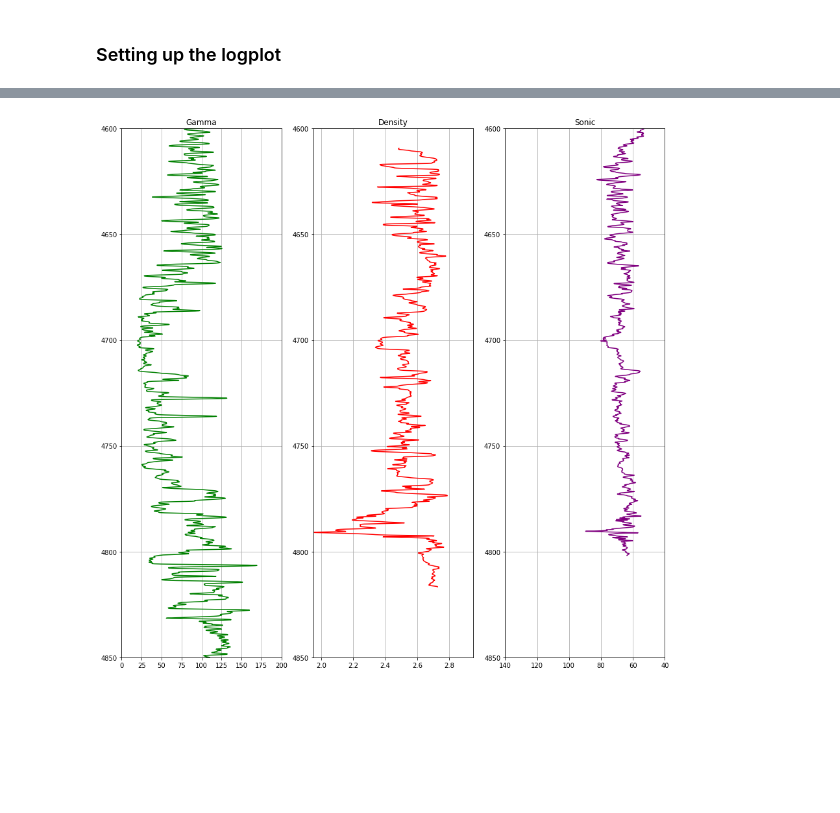
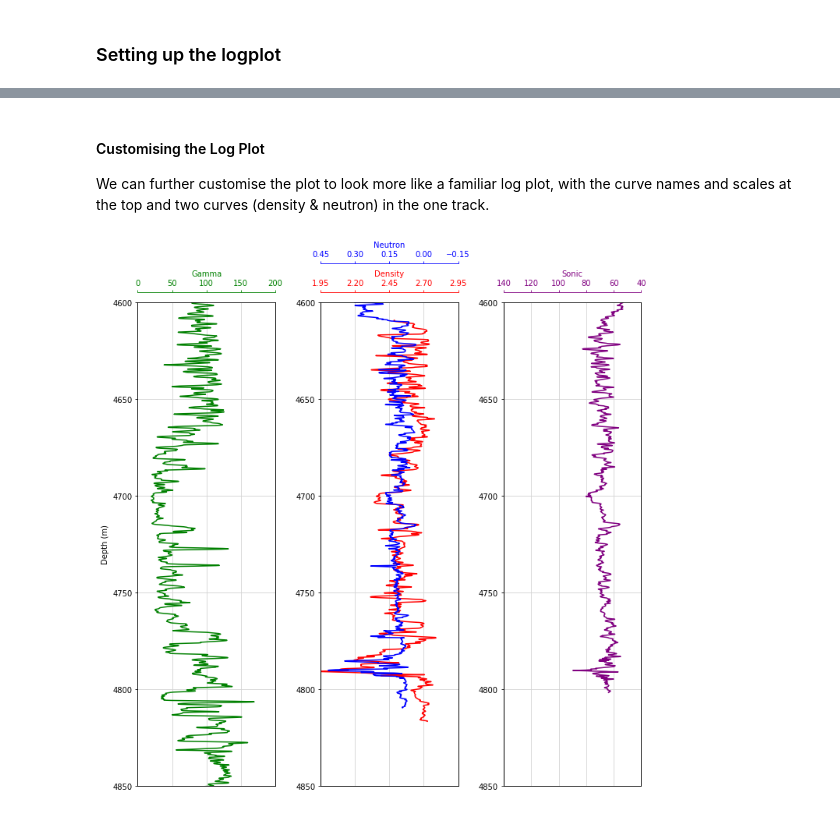
Before and after one commit to andymcdgeo/Petrophysics-Python-Series, a Jupyter notebook: 2 - Displaying a Well Plot with MatPlotLib.ipynb, the cells around one changed output, grey strips where cells are left out. Cells and saved outputs as stored; diff of their text form; code cells hidden in the pictures; blank space fills up the shorter version.

Commit message:
Updated the more advanced log plot

```diff
--- a/2 - Displaying a Well Plot with MatPlotLib.ipynb
+++ b/2 - Displaying a Well Plot with MatPlotLib.ipynb
@@ -30,5 +30,3 @@ well.describe()
 | max | 4879.700600 | 218.201477 | 120.170410 | 2.788836 | 0.134148 | 0.417384 |
 # %% [markdown]
 ### Setting up the logplot
-# %%
-plt.rcParams["figure.figsize"] = (15,15) #Sets the inline plotsize within Jupyter Notebook
@@ -60,25 +64,74 @@ ax3.grid()
+# %% [markdown]
+#### Customising the Log Plot
+We can further customise the plot to look more like a familiar log plot, with the curve names and scales at the top and two curves (density & neutron) in the one track.
 # %%
+fig, ax = plt.subplots(figsize=(10,10))
+
 #Set up the plot axes
 ax1 = plt.subplot2grid((1,3), (0,0), rowspan=1, colspan = 1)
 ax2 = plt.subplot2grid((1,3), (0,1), rowspan=1, colspan = 1)
 ax3 = plt.subplot2grid((1,3), (0,2), rowspan=1, colspan = 1)
+ax4 = ax2.twiny() #Twins the y-axis for the density track with the neutron track
 
+# As our curve scales will be detached from the top of the track,
+# this code adds the top border back in without dealing with splines
+ax7 = ax1.twiny()
+ax7.xaxis.set_visible(False)
+ax8 = ax2.twiny()
+ax8.xaxis.set_visible(False)
+ax9 = ax3.twiny()
+ax9.xaxis.set_visible(False)
+
+# Gamma Ray track
 ax1.plot("GR", "DEPTH", data = well, color = "green")
-ax1.set_title("Gamma")
+ax1.set_xlabel("Gamma")
+ax1.xaxis.label.set_color("green")
 ax1.set_xlim(0, 200)
+ax1.set_ylabel("Depth (m)")
+ax1.tick_params(axis='x', colors="green")
+ax1.spines["top"].set_edgecolor("green")
+ax1.title.set_color('green')
+ax1.set_xticks([0, 50, 100, 150, 200])
 
+# Density track
 ax2.plot("RHOB", "DEPTH", data = well, color = "red")
-ax2.set_title("Density")
+ax2.set_xlabel("Density")
 ax2.set_xlim(1.95, 2.95)
+ax2.xaxis.label.set_color("red")
+ax2.tick_params(axis='x', colors="red")
+ax2.spines["top"].set_edgecolor("red")
+ax2.set_xticks([1.95, 2.2, 2.45, 2.7, 2.95])
 
+# Sonic track
 ax3.plot("DT", "DEPTH", data = well, color = "purple")
-ax3.set_title("Sonic")
+ax3.set_xlabel("Sonic")
 ax3.set_xlim(140, 40)
+ax3.xaxis.label.set_color("purple")
+ax3.tick_params(axis='x', colors="purple")
+ax3.spines["top"].set_edgecolor("purple")
 
-#Common functions for setting up the plot can be extracted into
-#a for loop. This saves repeating code.
+# Neutron track placed ontop of density track
+ax4.plot("NPHI", "DEPTH", data = well, color = "blue")
+ax4.set_xlabel('Neutron')
+ax4.xaxis.label.set_color("blue")
+ax4.set_xlim(0.45, -0.15)
+ax4.set_ylim(4850, 4600)
+ax4.tick_params(axis='x', colors="blue")
+ax4.spines["top"].set_position(("axes", 1.08))
+ax4.spines["top"].set_visible(True)
+ax4.spines["top"].set_edgecolor("blue")
+ax4.set_xticks([0.45, 0.3, 0.15,0, -0.15])
+
+# Common functions for setting up the plot can be extracted into
+# a for loop. This saves repeating code.
 for ax in [ax1, ax2, ax3]:
     ax.set_ylim(4850, 4600)
-    ax.grid()
+    ax.grid(which='major', color='lightgrey', linestyle='-')
+    ax.xaxis.set_ticks_position("top")
+    ax.xaxis.set_label_position("top")
+    ax.spines["top"].set_position(("axes", 1.02))
+
+
+plt.tight_layout()
 # %% [output]
-[figure, old version]
+[figure, new version]
```
Also changed, not shown: parts of 5 cells of this notebook.
